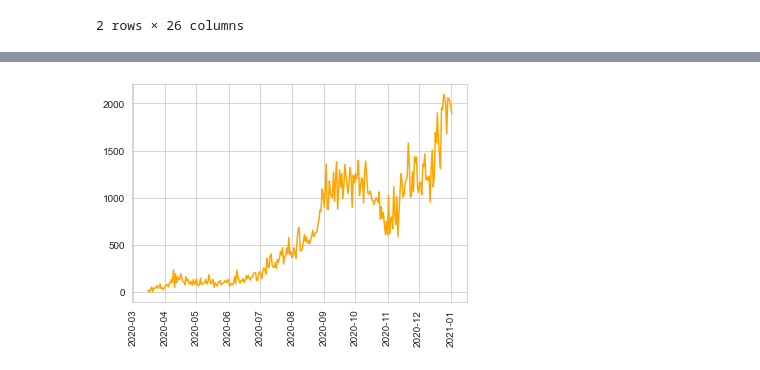
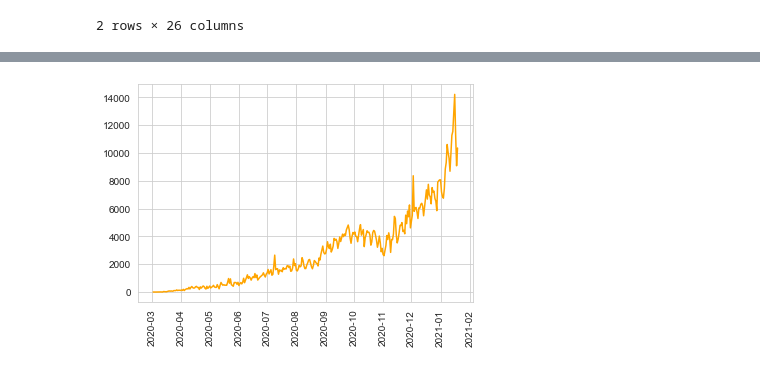
Before and after one commit to imfery/covid-19-viz, a Jupyter notebook: Covid-19 Visualization.ipynb, the cells around one changed output, grey strips where cells are left out. Drawn from its saved outputs; the diff is of its cells as text; code cells hidden in the pictures.

Commit message:
progress on visualization

```diff
--- a/Covid-19 Visualization.ipynb
+++ b/Covid-19 Visualization.ipynb
@@ -182,3 +171,6 @@ adds2020.extend(adds2021)
 stats['Unnamed: 0'] = adds2020
 stats.rename(columns={'Unnamed: 0': 'Date'}, inplace=True)
 stats.set_index('Date', inplace=True)
+stats = to_numeric(stats[['Kasus harian', 'Total kasus', 'Kasus aktif', 'Sembuh\n(baru)', 'Sembuh', 'Meninggal\n(baru)',
+               'Meninggal\nDunia', 'Suspek aktif', 'Jumlah orang diperiksa', 'Negatif']])
+stats.index = pd.to_datetime(stats.index)
@@ -201,0 +184,24 @@ stats[[stats.columns[4]]]
+# %%
+def process_stats(df):
+    jdk = df['Jumlah orang diperiksa'].values # jumlah orang diperiksa kumulatif
+    jdh = [jdk[i+1]-jdk[i] for i in range(len(jdk)-1)] # jumlah orang diperiksa harian
+    jdh.insert(0,0)
+    df['Jumlah orang diperiksa (harian)'] = jdh
+
+    nk = df['Negatif'].values # negatif kumulatif
+    nh = [nk[i+1]-nk[i] for i in range(len(nk)-1)] # negatif harian
+    nh.insert(0,0)
+    df['Negatif (harian)'] = nh
+
+    prdf = df[['Kasus harian', 'Jumlah orang diperiksa (harian)']] # columns to find positivity rate
+    prdf = prdf.to_numpy()
+    df['Positivity rate (%)'] = [round(prdf[i][0]/prdf[i][1]*100,2) for i in range(len(prdf))]
+
+    # rolling average weekly positivity rate
+    temp1, temp2 = df['Kasus harian'].rolling(7).sum().values, df['Jumlah orang diperiksa (harian)'].rolling(7).sum().values
+    df['Weekly positivity rate (%)'] = np.round(temp1/temp2*100,2)
+
+    return df
+# %%
+stats = process_stats(stats)
+stats.head(2)
@@ -204,6 +256,6 @@ stats[[stats.columns[4]]]
 # %%
-plt.plot(kasus_harian.index,kasus_harian['Jakarta'], c='orange')
+plt.plot(stats.index,stats['Kasus harian'], c='orange')
 plt.xticks(rotation=90)
 plt.show()
 # %% [output]
-[figure, old version]
+[figure, new version]
```
Also changed, not shown: parts of 11 cells of this notebook, 2 other files.
